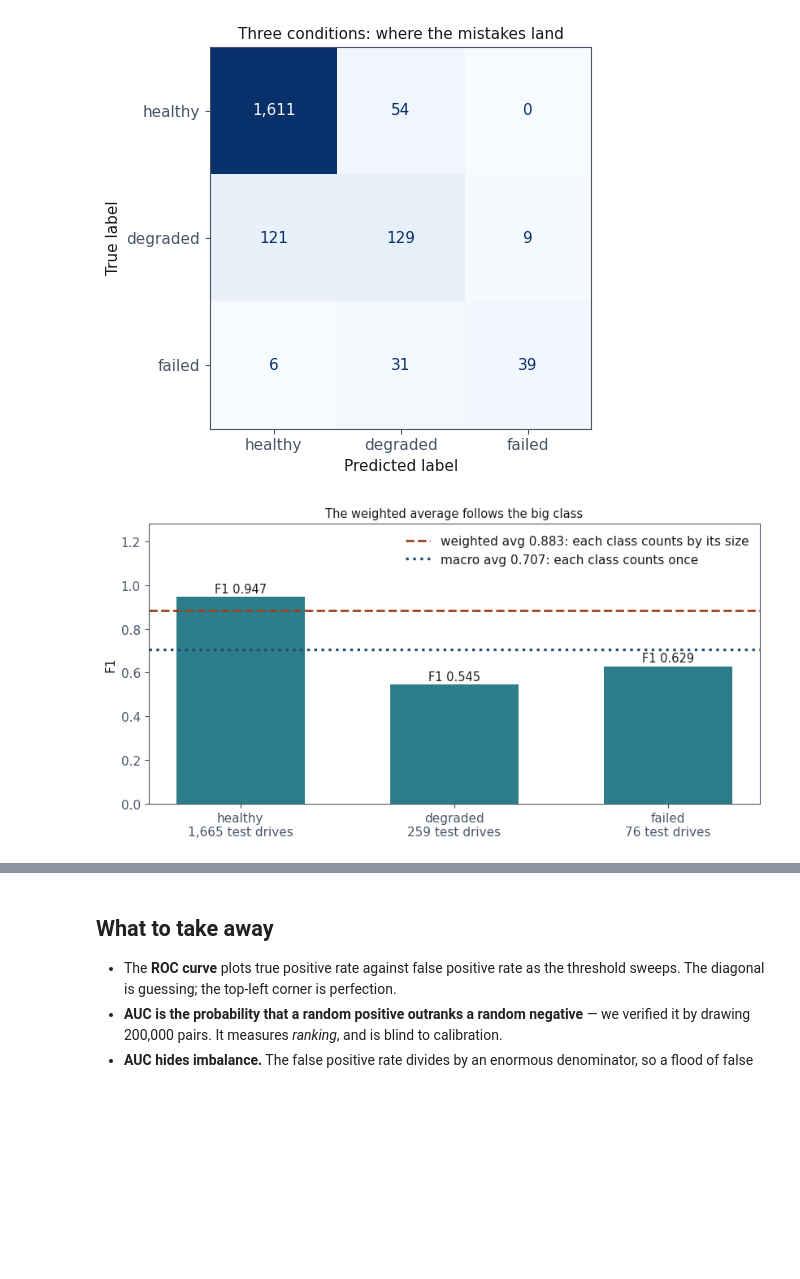
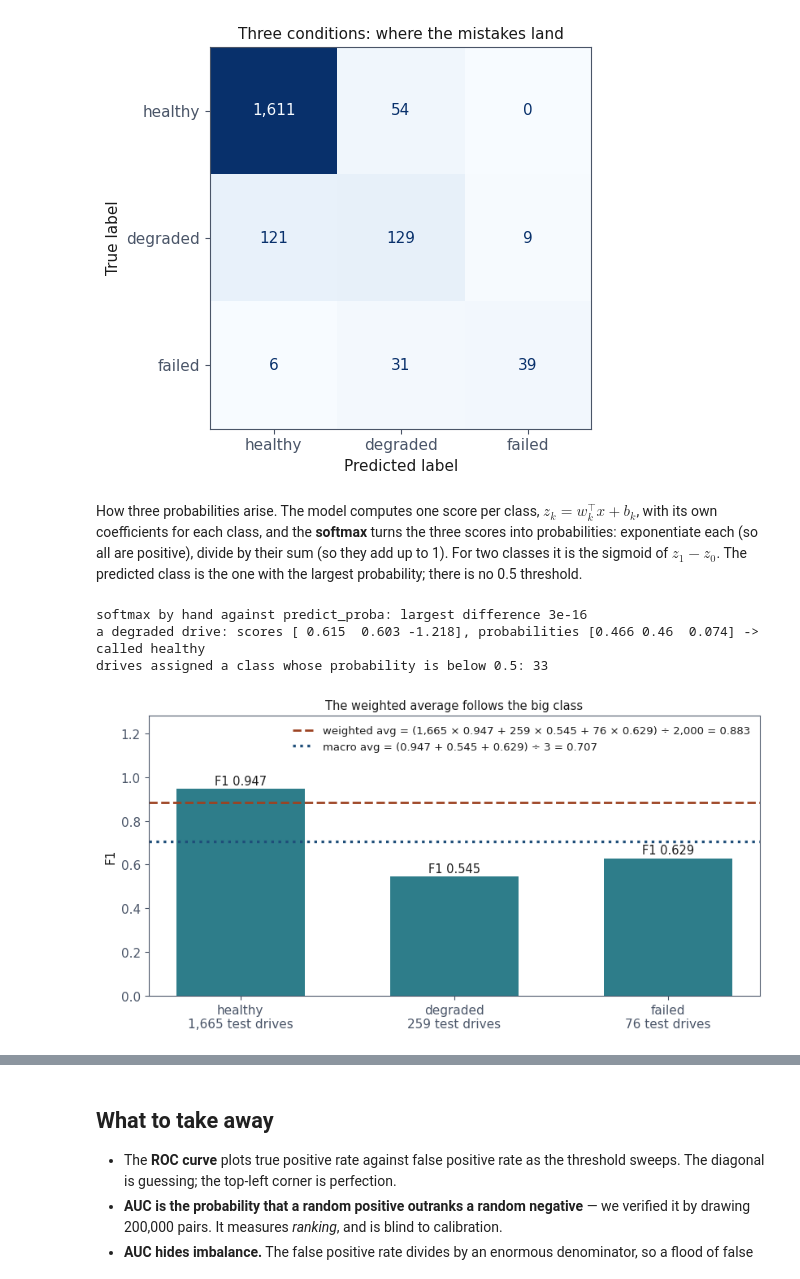
Before and after one commit to fabioantonini/technologies-for-artificial-intelligence, a Jupyter notebook: Lessons/04_classification_and_metrics/Notebooks/03_roc_thresholds_and_imbalance.ipynb, the cells around one changed output, grey strips where cells are left out. Drawn from its saved outputs; the diff is of its cells as text; code cells hidden in the pictures; blank space fills up the shorter version.

```diff
--- a/Lessons/04_classification_and_metrics/Notebooks/03_roc_thresholds_and_imbalance.ipynb
+++ b/Lessons/04_classification_and_metrics/Notebooks/03_roc_thresholds_and_imbalance.ipynb
@@ -310,14 +310,19 @@ for target_rate in (0.038, 0.010, 0.004):
     labels, scores = fleet_at_rate(target_rate)
     flagged = (scores >= 0.5).astype(int)
     rows.append({
+        "drives": len(labels),
         "positive rate": labels.mean(),
         "failures": int(labels.sum()),
+        "TP @0.5": int(flagged[labels == 1].sum()),
+        "FP @0.5": int(flagged[labels == 0].sum()),
         "AUC": roc_auc_score(labels, scores),
         "avg precision": average_precision_score(labels, scores),
         "precision @0.5": precision_score(labels, flagged, zero_division=0),
         "recall @0.5": recall_score(labels, flagged),
     })
 
+print(f"generated {len(y_big):,} drives; every one of the {len(healthy_index):,} "
+      "healthy drives is kept, only failures are thinned\n")
 print(pd.DataFrame(rows).to_string(index=False,
                                    float_format=lambda v: f"{v:.4f}"))
 # %% [output]
@@ -365,7 +382,7 @@ for target_rate, colour in ((0.038, BLUE), (0.010, TEAL), (0.004, RUST)):
 
     p, r, _ = precision_recall_curve(labels, scores)
     axes[1].plot(r, p, lw=2.4, color=colour,
-                 label=f"{labels.mean():.1%} positive, AP {average_precision_score(labels, scores):.3f}")
+                 label=f"{labels.mean():.1%} positive, average precision (AP) {average_precision_score(labels, scores):.3f}")
 
 axes[0].plot([0, 1], [0, 1], ls="--", lw=1.4, color=SLATE)
 axes[0].set_xlabel("false positive rate"); axes[0].set_ylabel("true positive rate")
@@ -503,7 +543,7 @@ weighted_flagged = (weighted_probability >= 0.5).astype(int)
 rows = []
 for name, flagged, scores in (
         ("plain, threshold 0.50", default_flagged, probability),
-        (f"plain, threshold {best_threshold:.2f}", best_flagged, probability),
+        (f"plain, threshold {best_threshold:.3f}", best_flagged, probability),
         ("balanced weights, 0.50", weighted_flagged, weighted_probability)):
     tn, fp, fn, tp = confusion_matrix(y_test, flagged).ravel()
     rows.append({
@@ -618,35 +712,62 @@ fig.savefig(FIGURES / "multiclass_confusion.png", dpi=150, bbox_inches="tight",
 plt.show()
 # %% [output]
 [figure]
+# %% [markdown]
+How three probabilities arise. The model computes one score per class,
+$z_k = w_k^\top x + b_k$, with its own coefficients for each class, and the
+**softmax** turns the three scores into probabilities: exponentiate each (so all
+are positive), divide by their sum (so they add up to 1). For two classes it is
+the sigmoid of $z_1 - z_0$. The predicted class is the one with the largest
+probability; there is no 0.5 threshold.
+# %%
+scores_multi = multi_model.decision_function(Xm_test)
+proba_multi = multi_model.predict_proba(Xm_test)
+by_hand = np.exp(scores_multi) / np.exp(scores_multi).sum(axis=1, keepdims=True)
+print(f"softmax by hand against predict_proba: largest difference "
+      f"{np.abs(by_hand - proba_multi).max():.0e}")
+
+# A degraded drive called healthy: the closest call among them.
+truth, called = ym_test.to_numpy(), proba_multi.argmax(axis=1)
+mixed = np.flatnonzero((truth == 1) & (called == 0))
+drive = mixed[np.argmax(proba_multi[mixed].min(axis=1))]
+print(f"a degraded drive: scores {np.round(scores_multi[drive], 3)}, "
+      f"probabilities {np.round(proba_multi[drive], 3)} -> called {LABELS[called[drive]]}")
+print(f"drives assigned a class whose probability is below 0.5: "
+      f"{(proba_multi.max(axis=1) < 0.5).sum()}")
+# %% [output]
+softmax by hand against predict_proba: largest difference 3e-16
+a degraded drive: scores [ 0.615  0.603 -1.218], probabilities [0.466 0.46  0.074] -> called healthy
+drives assigned a class whose probability is below 0.5: 33
 # %%
 # Macro against weighted, drawn: one bar per class, and the two averages as lines.
 report = classification_report(ym_test, multi_prediction, target_names=LABELS,
                                output_dict=True, zero_division=0)
 f1_per_class = [report[name]["f1-score"] for name in LABELS]
 support = [int(report[name]["support"]) for name in LABELS]
 
 fig, ax = plt.subplots(figsize=(8.4, 4.4))
 x = np.arange(len(LABELS))
 ax.bar(x, f1_per_class, width=0.6, color=TEAL)
 for xi, f1_value in zip(x, f1_per_class):
     ax.text(xi, f1_value + 0.02, f"F1 {f1_value:.3f}", ha="center", fontsize=10.5)
 ax.axhline(report["weighted avg"]["f1-score"], color=RUST, ls="--", lw=2,
-           label=f"weighted avg {report['weighted avg']['f1-score']:.3f}: "
-                 "each class counts by its size")
+           label="weighted avg = (" + " + ".join(
+               f"{n:,} × {f:.3f}" for n, f in zip(support, f1_per_class))
+                 + f") ÷ {sum(support):,} = {report['weighted avg']['f1-score']:.3f}")
 ax.axhline(report["macro avg"]["f1-score"], color=BLUE, ls=":", lw=2.4,
-           label=f"macro avg {report['macro avg']['f1-score']:.3f}: "
-                 "each class counts once")
+           label="macro avg = (" + " + ".join(f"{f:.3f}" for f in f1_per_class)
+                 + f") ÷ {len(LABELS)} = {report['macro avg']['f1-score']:.3f}")
 ax.set_xticks(x, [f"{name}\n{n:,} test drives" for name, n in zip(LABELS, support)])
 ax.set_ylim(0, 1.28)
 ax.set_ylabel("F1")
-ax.legend(loc="upper right", frameon=False)
+ax.legend(loc="upper right", frameon=False, fontsize=9.5)
 ax.set_title("The weighted average follows the big class", fontsize=10.5)
 fig.tight_layout()
 fig.savefig(FIGURES / "macro_vs_weighted.png", dpi=150, bbox_inches="tight",
             facecolor="white")
 plt.show()
 # %% [output]
-[figure, old version]
+[figure, new version]
 # %% [markdown]
 **Read the off-diagonal cells, not the accuracy.** The matrix says which
 confusions the model makes, and they are not symmetric: degraded drives are the
```
Also changed, not shown: parts of 12 cells of this notebook, 19 other files.
